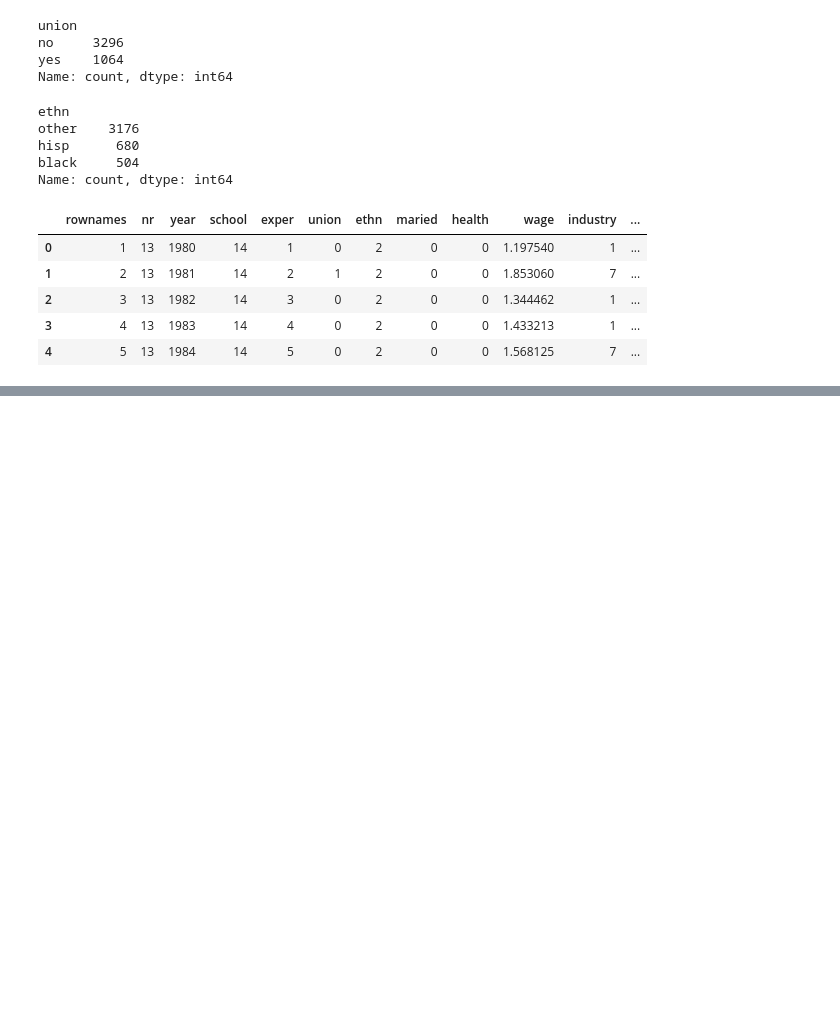
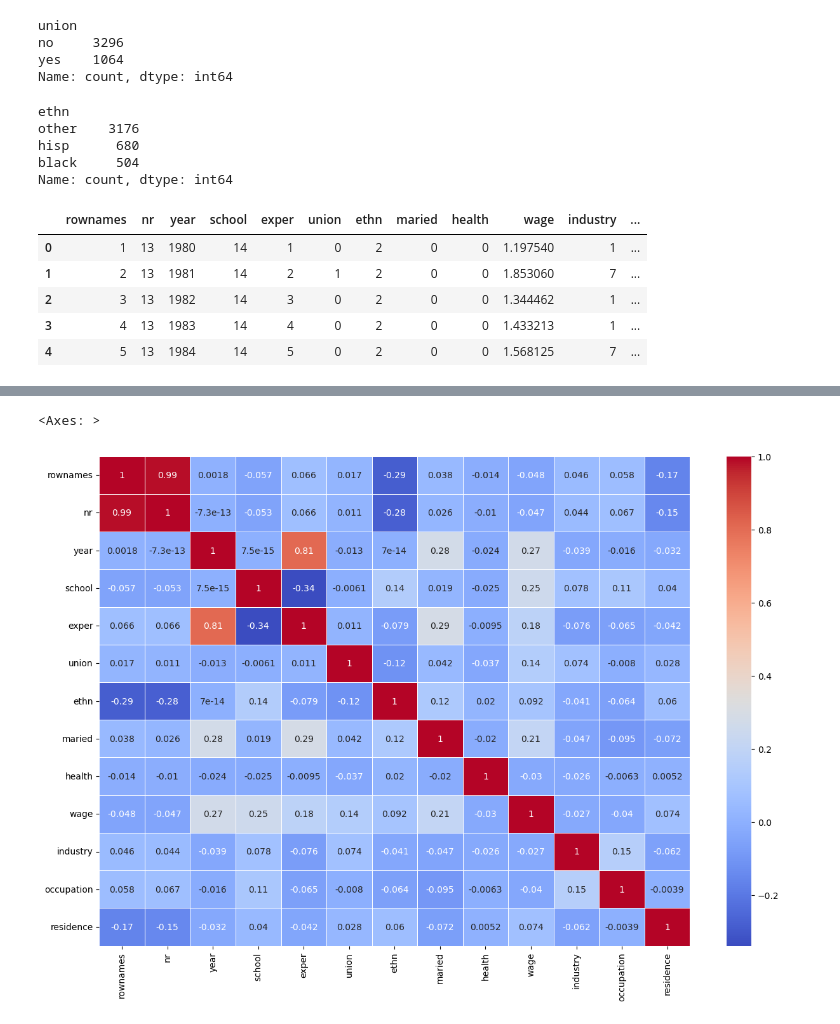
Before and after one commit to taqihaider7/NSU_ML, a Jupyter notebook: Submisison/Ahsan/assignment2.ipynb, the cells around one changed output, grey strips where cells are left out. Drawn from its saved outputs; the diff is of its cells as text; code cells hidden in the pictures; blank space fills up the shorter version.

```diff
--- a/Submisison/Ahsan/assignment2.ipynb
+++ b/Submisison/Ahsan/assignment2.ipynb
@@ -104,3 +115,5 @@ for col in columns_to_encode:
+# %%
+df["residence"] = df["residence"].map({"south": 0, "nothern_central": 1,"north_east": 2, "rural_area": 3})
 # %%
 df.head()
 # %% [output]
@@ -135,0 +202,6 @@ memory usage: 340.8+ KB
+# %%
+fig, ax = plt.subplots(figsize=(15,10))
+sns.heatmap(df.corr(), annot=True, cmap='coolwarm', linewidths=0.5, ax=ax)
+# %% [output]
+<Axes: >
+[figure, added]
```
Also changed, not shown: parts of 12 cells of this notebook, 2 other files.
